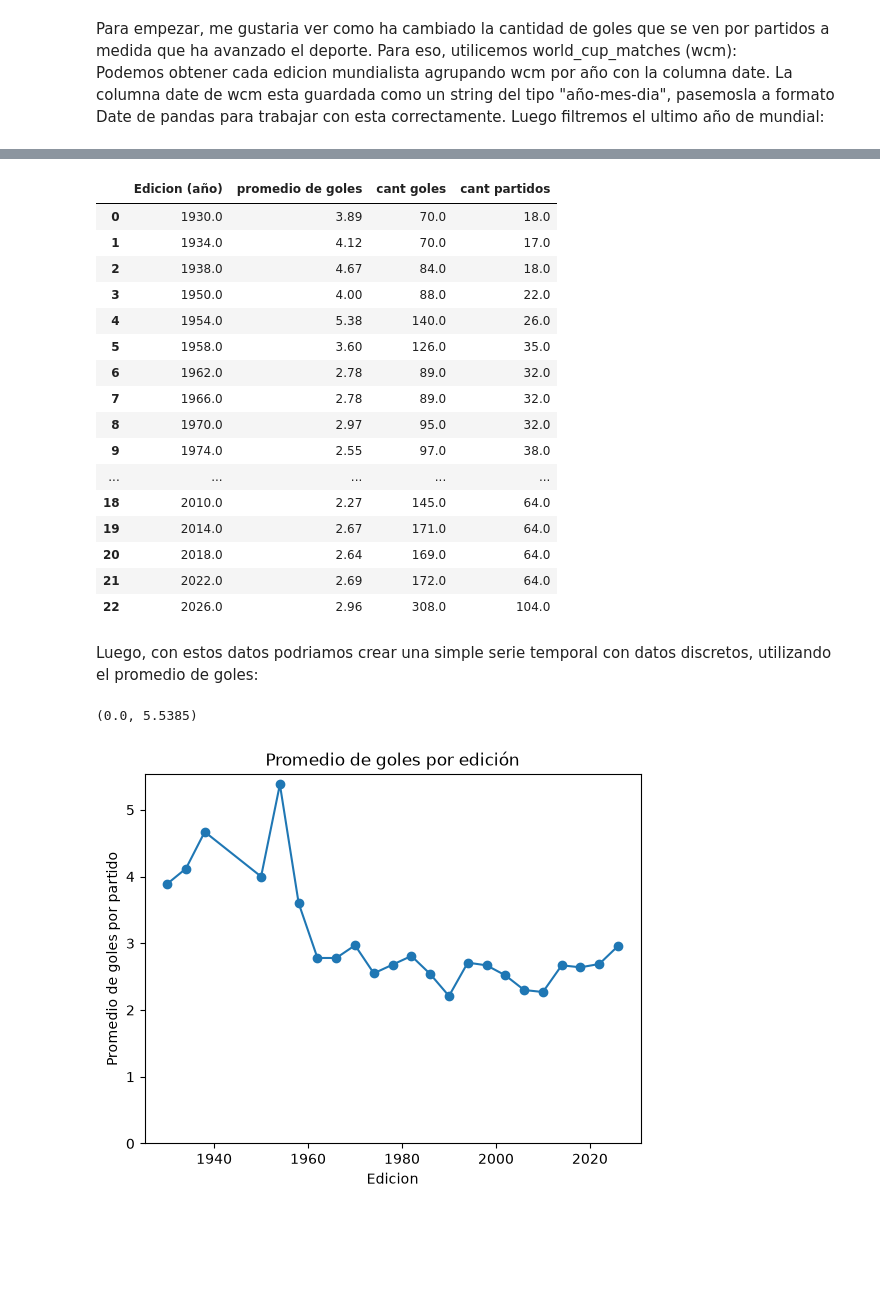
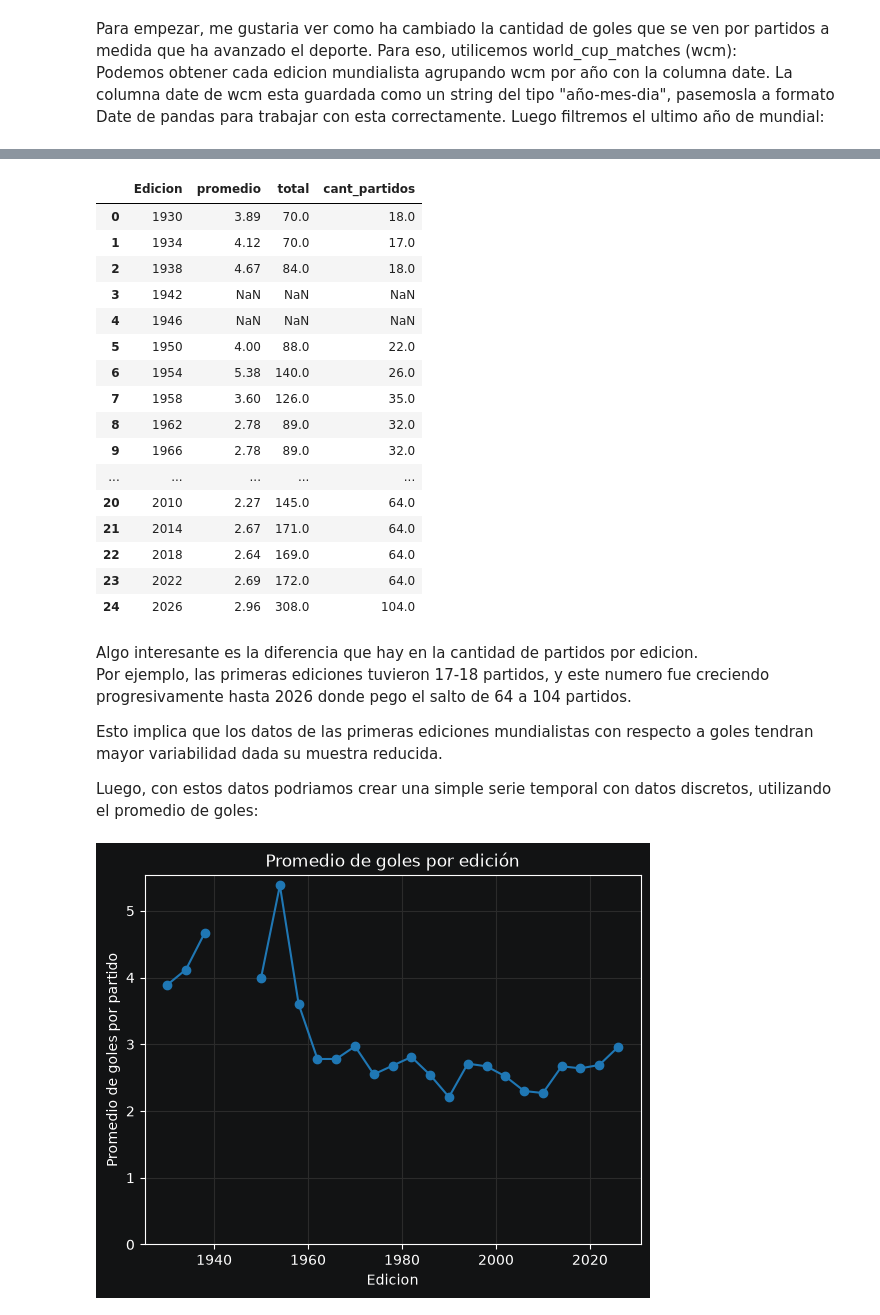
Before and after one commit to maximomilano9/Base-de-datos-de-partidos-de-futbol-masculino-21-a-nivel-selecciones-y-mundiales, a Jupyter notebook: notebooks/Exploracion_1.ipynb, the cells around one changed output, grey strips where cells are left out. Cells and saved outputs as stored; diff of their text form; code cells hidden in the pictures; blank space fills up the shorter version.

```diff
--- a/notebooks/Exploracion_1.ipynb
+++ b/notebooks/Exploracion_1.ipynb
@@ -15,4 +15,16 @@ import scipy.stats
 conn = sqlite3.connect("../data/Datos_Limpios.db")
+# %%
+plt.rcParams.update({
+    "figure.facecolor": "#121314",
+    "axes.facecolor": "#121314",
+    "axes.edgecolor": "#FFFFFF",
+    "axes.labelcolor": "#FFFFFF",
+    "text.color": "#FFFFFF",
+    "xtick.color": "#FFFFFF",
+    "ytick.color": "#FFFFFF",
+    "grid.color": "#2B2B2B",
+    "lines.color": "#FFFFFF"
+})
 # %% [markdown]
 ### Base de datos
 
@@ -226,51 +219,53 @@ Siguiendo estos pasos, podemos crear un DataFrame de Pandas que contenga estos d
 # %%
-goles_por_edicion = pd.DataFrame(
-    columns=["Edicion (año)", "promedio de goles", "cant goles", "cant partidos"]
-)
-for año, edicion in wcm.groupby(wcm["date"].dt.year):
-    count = len(edicion)
-    scores = (edicion["home_score"] + edicion["away_score"]).sum()
-    goal_avg = np.divide(scores, count)
+wcm["goles"] = wcm["home_score"] + wcm["away_score"]
 
-    goles_por_edicion.loc[len(goles_por_edicion)] = [
-        año,
-        np.round(goal_avg, 2),
-        scores,
-        count
-    ]
+goles_por_edicion = (
+      wcm.groupby(wcm["date"].dt.year)["goles"]
+         .agg(promedio="mean", total="sum", cant_partidos="count")
+         .round({"promedio": 2})
+         .reset_index()
+         .rename(columns={"date": "Edicion"})
+  )
+goles_por_edicion = goles_por_edicion.set_index("Edicion").reindex(range(1930, 2027, 4)).reset_index()
 goles_por_edicion
 # %% [output]
-|  | Edicion (año) | promedio de goles | cant goles | cant partidos |
-| 0 | 1930.0 | 3.89 | 70.0 | 18.0 |
-| 1 | 1934.0 | 4.12 | 70.0 | 17.0 |
-| 2 | 1938.0 | 4.67 | 84.0 | 18.0 |
-| 3 | 1950.0 | 4.00 | 88.0 | 22.0 |
-| 4 | 1954.0 | 5.38 | 140.0 | 26.0 |
-| 5 | 1958.0 | 3.60 | 126.0 | 35.0 |
-| 6 | 1962.0 | 2.78 | 89.0 | 32.0 |
-| 7 | 1966.0 | 2.78 | 89.0 | 32.0 |
-| 8 | 1970.0 | 2.97 | 95.0 | 32.0 |
-| 9 | 1974.0 | 2.55 | 97.0 | 38.0 |
+|  | Edicion | promedio | total | cant_partidos |
+| 0 | 1930 | 3.89 | 70.0 | 18.0 |
+| 1 | 1934 | 4.12 | 70.0 | 17.0 |
+| 2 | 1938 | 4.67 | 84.0 | 18.0 |
+| 3 | 1942 | NaN | NaN | NaN |
+| 4 | 1946 | NaN | NaN | NaN |
+| 5 | 1950 | 4.00 | 88.0 | 22.0 |
+| 6 | 1954 | 5.38 | 140.0 | 26.0 |
+| 7 | 1958 | 3.60 | 126.0 | 35.0 |
+| 8 | 1962 | 2.78 | 89.0 | 32.0 |
+| 9 | 1966 | 2.78 | 89.0 | 32.0 |
 | ... | ... | ... | ... | ... |
-| 18 | 2010.0 | 2.27 | 145.0 | 64.0 |
-| 19 | 2014.0 | 2.67 | 171.0 | 64.0 |
-| 20 | 2018.0 | 2.64 | 169.0 | 64.0 |
-| 21 | 2022.0 | 2.69 | 172.0 | 64.0 |
-| 22 | 2026.0 | 2.96 | 308.0 | 104.0 |
+| 20 | 2010 | 2.27 | 145.0 | 64.0 |
+| 21 | 2014 | 2.67 | 171.0 | 64.0 |
+| 22 | 2018 | 2.64 | 169.0 | 64.0 |
+| 23 | 2022 | 2.69 | 172.0 | 64.0 |
+| 24 | 2026 | 2.96 | 308.0 | 104.0 |
 # %% [markdown]
+Algo interesante es la diferencia que hay en la cantidad de partidos por edicion.
+Por ejemplo, las primeras ediciones tuvieron 17-18 partidos, y este numero fue creciendo progresivamente hasta 2026 donde pego el salto de 64 a 104 partidos.
+
+Esto implica que los datos de las primeras ediciones mundialistas con respecto a goles tendran mayor variabilidad dada su muestra reducida.
+
 Luego, con estos datos podriamos crear una simple serie temporal con datos discretos, utilizando el promedio de goles:
 # %%
 plt.plot(
-    goles_por_edicion["Edicion (año)"],
-    goles_por_edicion["promedio de goles"],
+    goles_por_edicion["Edicion"],
+    goles_por_edicion["promedio"],
     marker="o"
 )
 
 plt.xlabel("Edicion")
 plt.ylabel("Promedio de goles por partido")
 plt.title("Promedio de goles por edición")
 plt.ylim(bottom=0)
+plt.grid()
+plt.show()
 # %% [output]
-(0.0, 5.5385)
-[figure, old version]
+[figure, new version]
 # %% [markdown]
```
Also changed, not shown: parts of 20 cells of this notebook, 4 other files.
